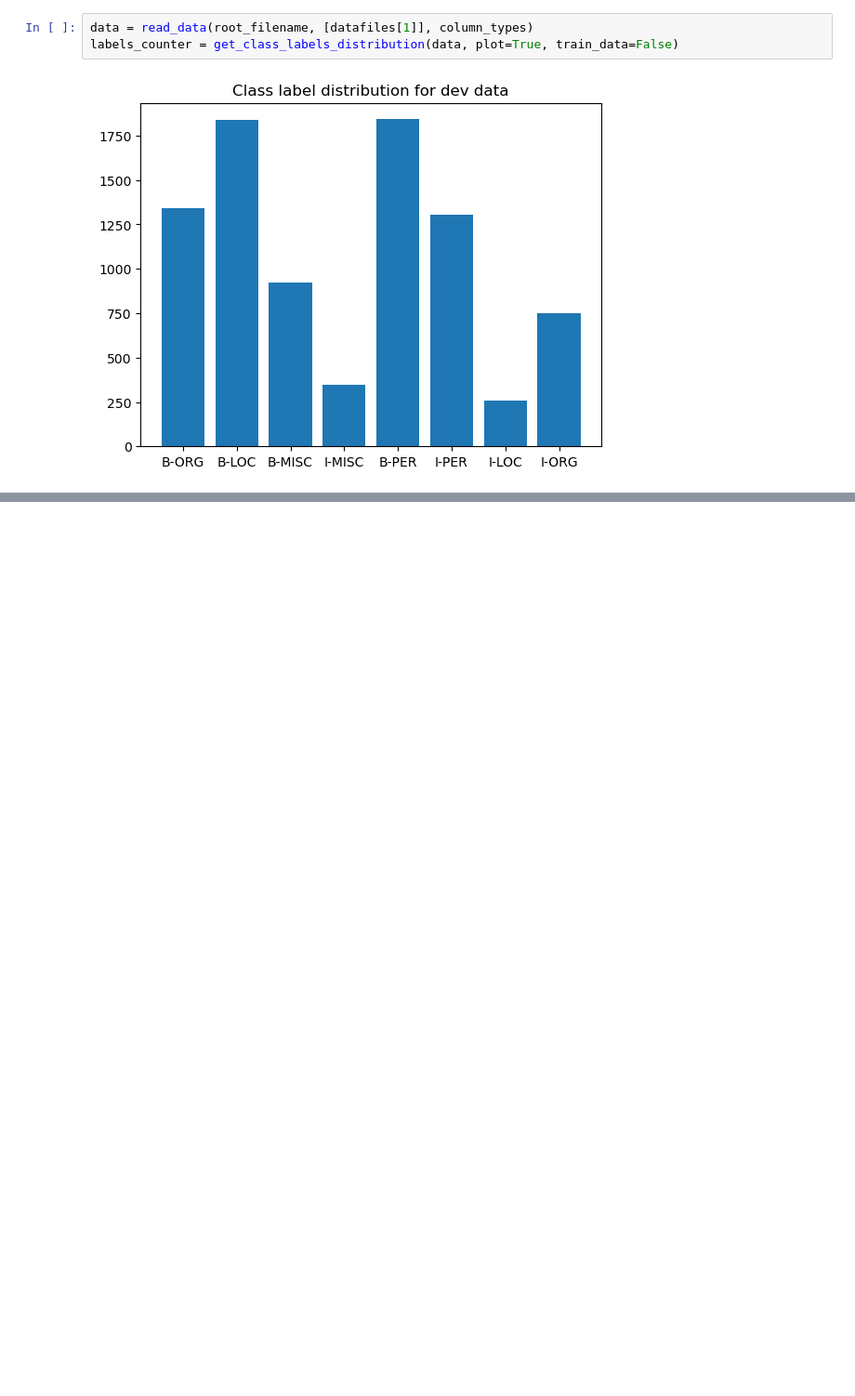
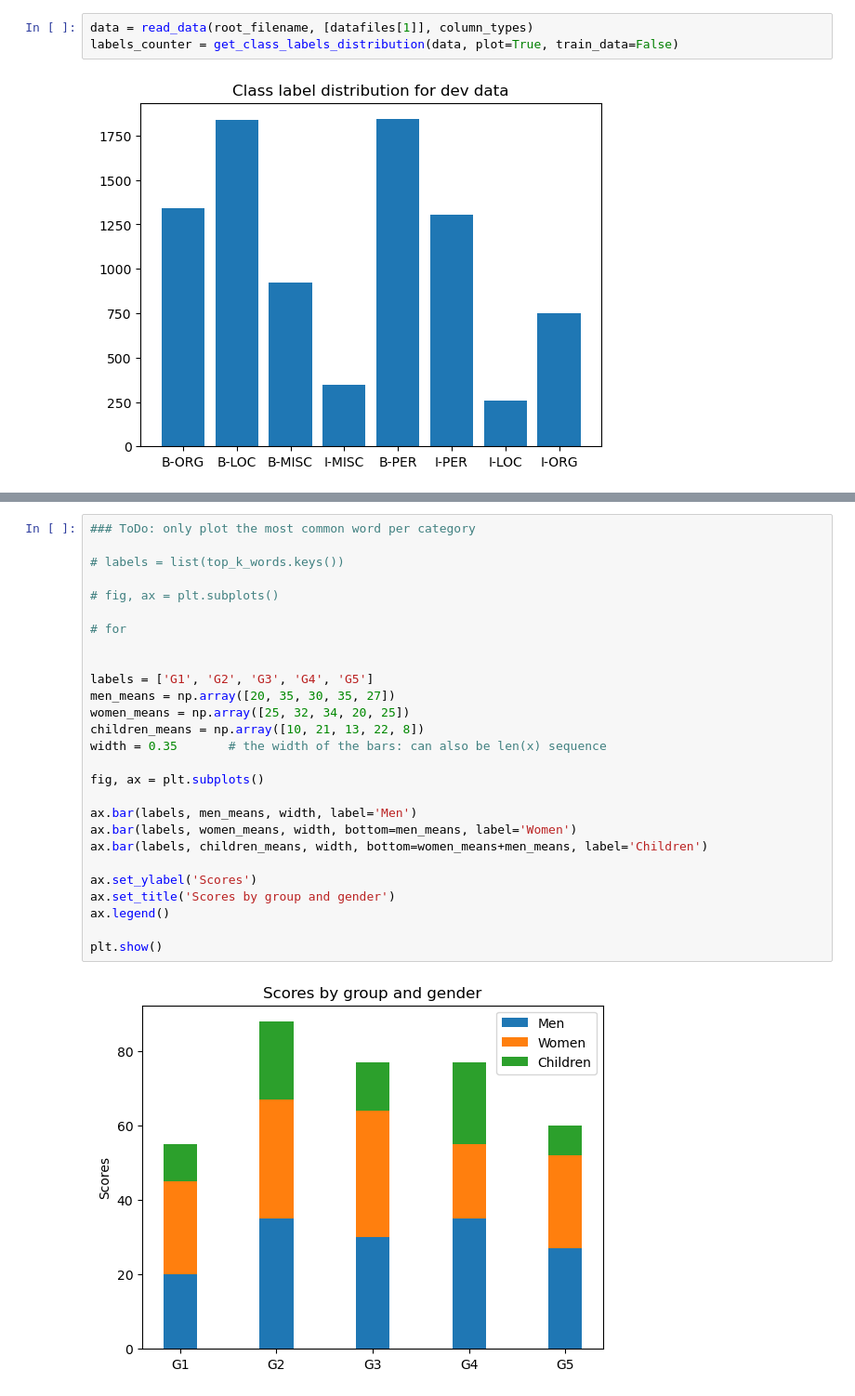
Before and after one commit to AnkurSatya/VU_ML-for-NLP, a Jupyter notebook: code/assignment1/analyze_distribution.ipynb, the cells around one changed output, grey strips where cells are left out. Shown: that part at 93% size. Cells and saved outputs as stored; diff of their text form; blank space fills up the shorter version.

```diff
--- a/code/assignment1/analyze_distribution.ipynb
+++ b/code/assignment1/analyze_distribution.ipynb
@@ -94,0 +128,29 @@ defaultdict(int,
+# %%
+### ToDo: only plot the most common word per category
+
+# labels = list(top_k_words.keys())
+
+# fig, ax = plt.subplots()
+
+# for
+
+
+labels = ['G1', 'G2', 'G3', 'G4', 'G5']
+men_means = np.array([20, 35, 30, 35, 27])
+women_means = np.array([25, 32, 34, 20, 25])
+children_means = np.array([10, 21, 13, 22, 8])
+width = 0.35       # the width of the bars: can also be len(x) sequence
+
+fig, ax = plt.subplots()
+
+ax.bar(labels, men_means, width, label='Men')
+ax.bar(labels, women_means, width, bottom=men_means, label='Women')
+ax.bar(labels, children_means, width, bottom=women_means+men_means, label='Children')
+
+ax.set_ylabel('Scores')
+ax.set_title('Scores by group and gender')
+ax.legend()
+
+plt.show()
+# %% [output]
+[figure, added]
```
Also changed, not shown: parts of 6 cells of this notebook.
